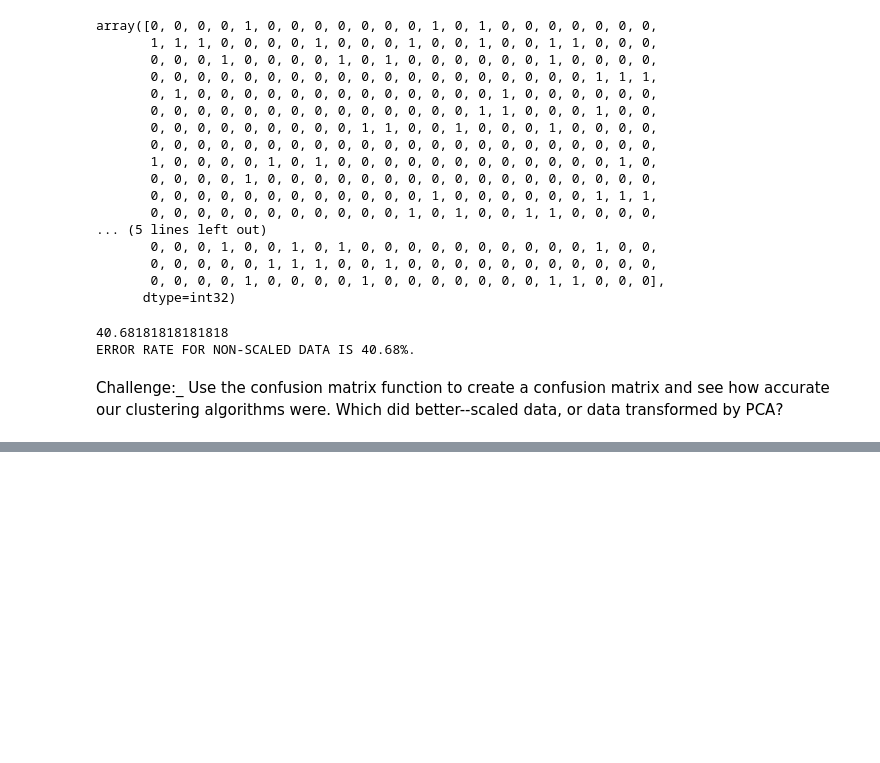
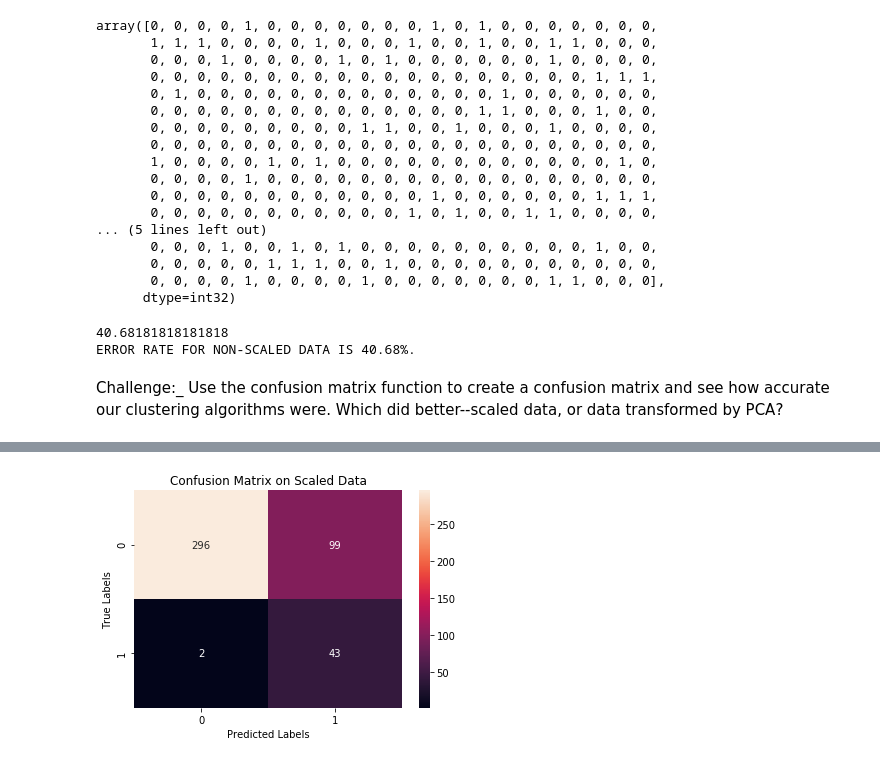
Before and after one commit to capt-alien/DS2.1-Machine-Learning, a Jupyter notebook: Wholesale_Customer.ipynb, the cells around one changed output, grey strips where cells are left out. Cells and saved outputs as stored; diff of their text form; code cells hidden in the pictures; blank space fills up the shorter version.

```diff
--- a/Wholesale_Customer.ipynb
+++ b/Wholesale_Customer.ipynb
@@ -316,0 +317,17 @@ confusion_matrix?
+# %%
+def cmat_(cm, labels=None):
+    ax = plt.subplot()
+    sns.heatmap(cm, annot=True, fmt="g", ax=ax)
+
+    ax.set_title("Confusion Matrix on Scaled Data")
+    ax.set_xlabel("Predicted Labels")
+    ax.set_ylabel("True Labels")
+
+    if labels:
+        ax.xaxis.set_ticklabels(labels)
+        ax.yaxis.set_ticklabels(labels)
+    plt.show()
+# %%
+cmat_(cmat)
+# %% [output]
+[figure, added]
```
Also changed, not shown: parts of 5 cells of this notebook.
